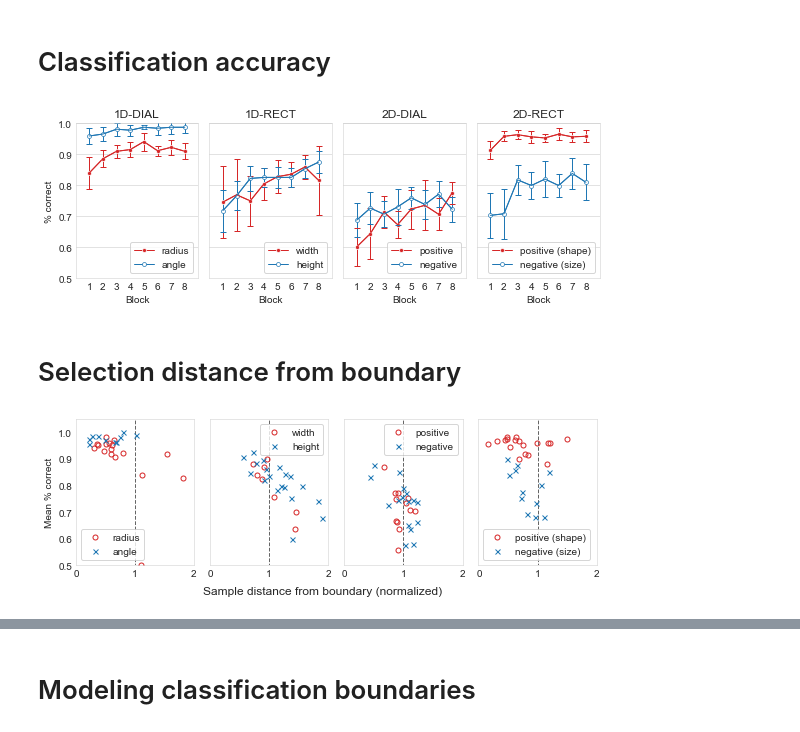
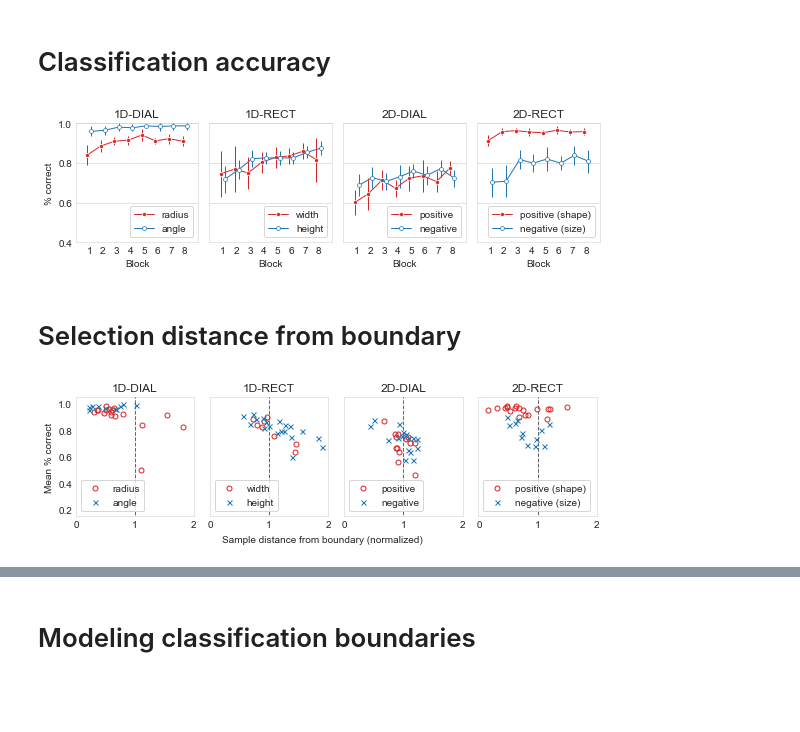
Before and after one commit to dmarkant/study_biasedHypothesisGeneration, a Jupyter notebook: analysis/experiment1/biasedHypGen_experiment1.ipynb, the cells around one changed output, grey strips where cells are left out. Drawn from its saved outputs; the diff is of its cells as text; code cells hidden in the pictures; blank space fills up the shorter version.

Commit message:
updated figures with sample distance over blocks

```diff
--- a/analysis/experiment1/biasedHypGen_experiment1.ipynb
+++ b/analysis/experiment1/biasedHypGen_experiment1.ipynb
@@ -11,6 +11,7 @@ from biasedHypGen_experiment1 import *
 AX_LW = .5
 AX_COL = (.8, .8, .8)
 cc_col = [tableau20[6], tableau20[0]]
+cc_pos  = [-.15, .15]
 
 FIGDEST = '../../results_figures/experiment1'
 DATADEST = '../../data_proc/experiment1'
@@ -106,7 +107,7 @@ aggdf = pd.read_csv('%s/data_agg.csv' % DATADEST)
 cc_styl = ['-o', '-o']
 ms = 4
 
-fig, ax = plt.subplots(1, 4, figsize=(8,3), sharey=True)
+fig, ax = plt.subplots(1, 4, figsize=(8,2.5), sharey=True)
 for i, c in enumerate([0, 1, 2, 3]):
     axi = ax[i]
 
@@ -121,52 +122,64 @@ for i, c in enumerate([0, 1, 2, 3]):
 
     for cc, variant in enumerate(v):
 
-        x = np.arange(1, 9)
+        x = np.arange(1, 9) + cc_pos[cc]
 
         conddf = blockdf[(blockdf.cond==c) & (blockdf.rulevariant==variant)]
         m = conddf.groupby('block').apply(lambda d: np.mean(d.acc))
         CI = within_normalized_CI(conddf, 'block', 'acc', 'sid')['95-CI(within)'].values
 
-        (_, caps, _) = axi.errorbar(x, m.values, yerr=CI, capsize=3,
-                                    fmt='-', color=cc_col[cc], linewidth=1)
-        for cap in caps:
-            cap.set_color(cc_col[cc])
-            cap.set_markeredgewidth(1)
+        (_, caps, _) = axi.errorbar(x, m.values, yerr=CI, capsize=0,
+                                    fmt='o', markersize=0, color=cc_col[cc], linewidth=1)
+        #for cap in caps:
+        #    cap.set_color(cc_col[cc])
+        #    cap.set_markeredgewidth(1)
 
         if cc==0:
             axi.plot(x, m.values, cc_styl[cc], color=cc_col[cc],
                      label=lab(c, cc), markerfacecolor=cc_col[cc],
                      markeredgewidth=.7, markersize=ms, markeredgecolor='white', linewidth=1)
         else:
             axi.plot(x, m.values, cc_styl[cc], color=cc_col[cc],
                      label=lab(c,cc), markerfacecolor='white',
                      markeredgewidth=.7, markersize=ms, markeredgecolor=cc_col[cc], linewidth=1)
 
     axi.set_title(COND_LABELS[c])
-    axi.set_ylim(0.5, 1)
+    axi.set_ylim(0.4, 1)
     axi.set_xlim(0, 9)
     axi.set_xlabel('Block')
     leg = axi.legend(loc='lower right', frameon=True)
     leg.get_frame().set_edgecolor(AX_COL)
     axi.set_xticks(range(1, 9))
     axi.yaxis.grid(alpha=.7)
 
     for i in axi.spines.itervalues():
         i.set_linewidth(AX_LW)
         i.set_color(AX_COL)
 
 ax[0].set_ylabel('% correct')
 
 #add_letter_label(fig, 0.0, .93, 'A')
 
 plt.tight_layout()
 plt.show()
 fig.savefig('%s/exp1_accuracy_normCI.pdf' % FIGDEST, bbox_inches='tight')
 # %% [output]
-[figure, old version]
+[figure, new version]
 # %% [markdown]
 # Selection distance from boundary
 # %%
+def lab(cond, cc):
+    """Rule labels based on condition and counterbalance code"""
+
+    if cond == 0:
+        return ['radius', 'angle'][cc]
+    elif cond == 1:
+        return ['width', 'height'][cc]
+    elif cond == 2:
+        return ['positive', 'negative'][cc]
+    elif cond == 3:
+        return ['positive (shape)', 'negative (size)'][cc]
+
 cc_col = [tableau20[6], tableau20[0]]
 
 fig, ax = plt.subplots(1, 4, figsize=(8, 2.5), sharey=True)
@@ -206,10 +219,13 @@ for c in range(4):
         axi.set_xlim(0, 2)
         axi.set_xticks([0.01, 1, 2])
         axi.set_xticklabels([0, 1, 2])
-    axi.set_ylim(0.5, 1.05)
+    axi.set_ylim(0.15, 1.05)
     leg = axi.legend(loc='best', frameon=True)
     leg.get_frame().set_edgecolor(AX_COL)
 
+    axi.set_title(COND_LABELS[c])
+
+    axi.set_xlabel('distance', fontdict={'color': 'white'})
 
     for i in axi.spines.itervalues():
         i.set_linewidth(AX_LW)
@@ -218,10 +234,10 @@ for c in range(4):
 
 ax[0].set_ylabel('Mean % correct')
 
-fig.text(0.5, -.03, 'Sample distance from boundary (normalized)', ha='center', fontsize=12)
+fig.text(0.5, .06, 'Sample distance from boundary (normalized)', ha='center', fontsize=10)
 
 plt.tight_layout()
 plt.show()
 fig.savefig('%s/exp1_sampledistance_x_accuracy.pdf' % FIGDEST, bbox_inches='tight')
 # %% [output]
-[figure, old version]
+[figure, new version]
```
Also changed, not shown: parts of 1 cell of this notebook, 8 other files.
